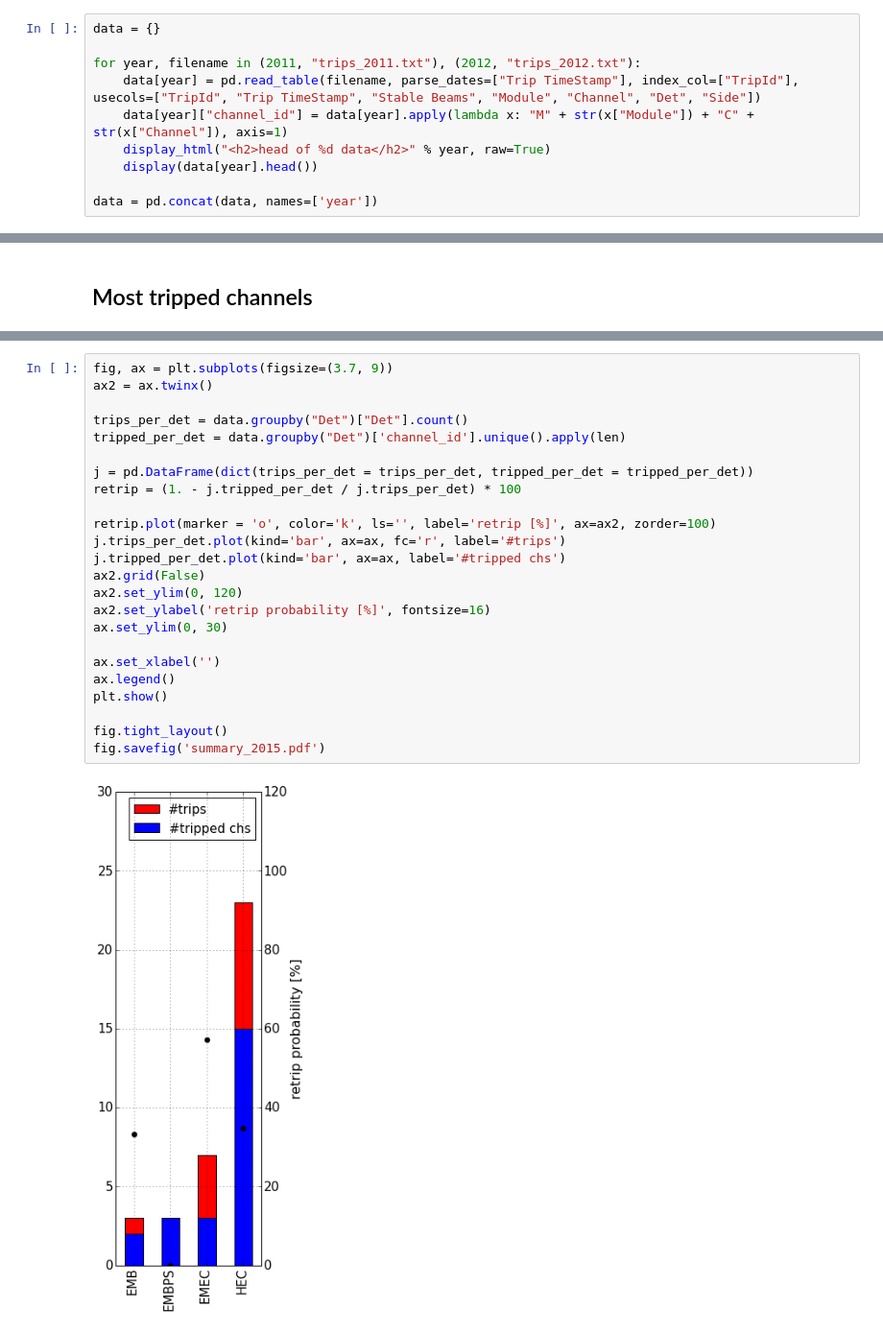
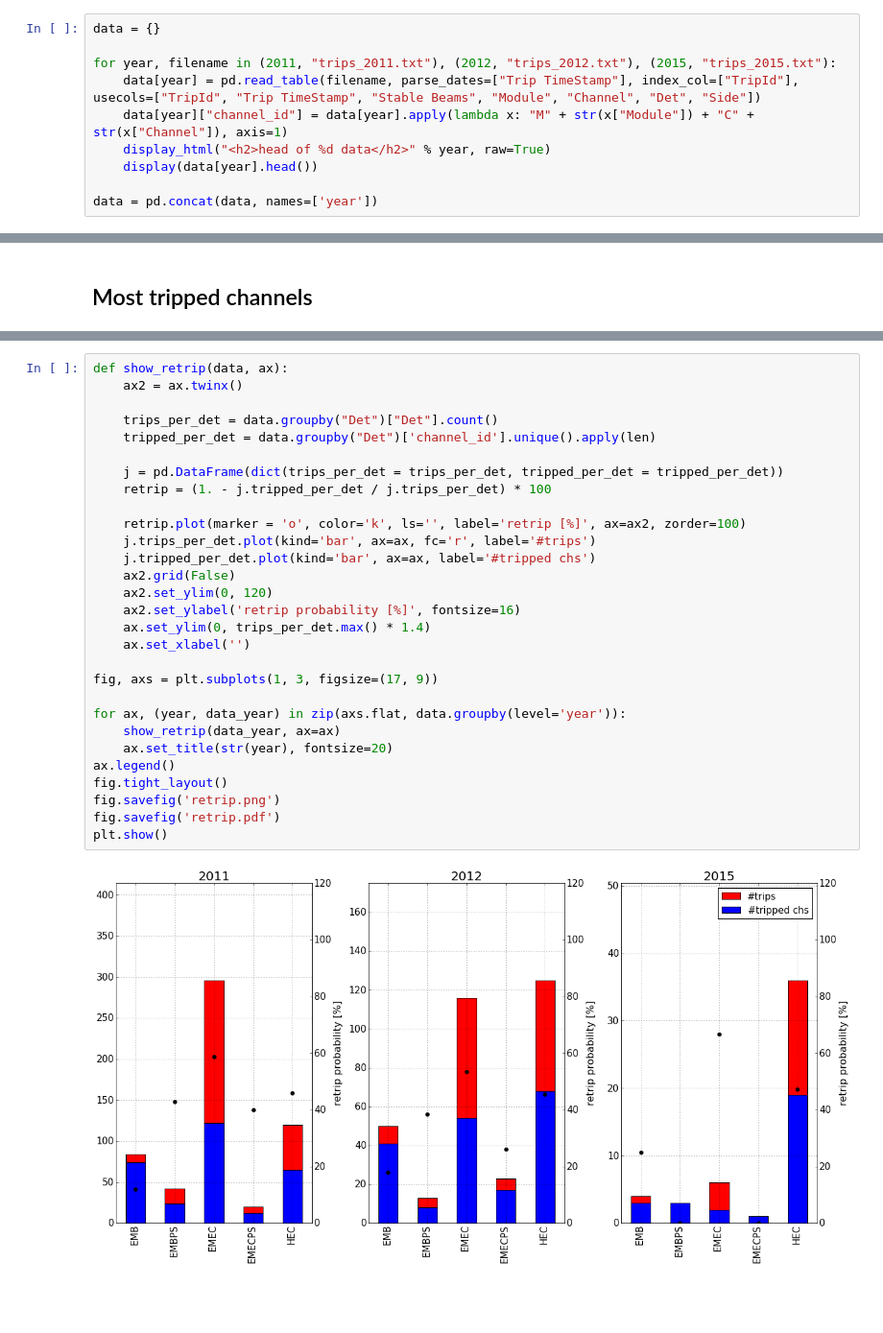
Before and after one commit to wiso/hv-trips, a Jupyter notebook: trips.ipynb, the cells around one changed output, grey strips where cells are left out. Shown at 96% size. Saved outputs shown, nothing was run; the diff lists cells and outputs as text; blank space fills up the shorter version.

```diff
--- a/trips.ipynb
+++ b/trips.ipynb
@@ -15,7 +22,7 @@ rcParams.update({'figure.autolayout': True})
 # %%
 data = {}
 
-for year, filename in (2011, "trips_2011.txt"), (2012, "trips_2012.txt"):
+for year, filename in (2011, "trips_2011.txt"), (2012, "trips_2012.txt"), (2015, "trips_2015.txt"):
     data[year] = pd.read_table(filename, parse_dates=["Trip TimeStamp"], index_col=["TripId"], usecols=["TripId", "Trip TimeStamp", "Stable Beams", "Module", "Channel", "Det", "Side"])
     data[year]["channel_id"] = data[year].apply(lambda x: "M" + str(x["Module"]) + "C" + str(x["Channel"]), axis=1)
     display_html("<h2>head of %d data</h2>" % year, raw=True)
@@ -119,26 +185,31 @@ Name: Det, dtype: int64
 # %%
-fig, ax = plt.subplots(figsize=(3.7, 9))
-ax2 = ax.twinx()
+def show_retrip(data, ax):
+    ax2 = ax.twinx()
 
-trips_per_det = data.groupby("Det")["Det"].count()
-tripped_per_det = data.groupby("Det")['channel_id'].unique().apply(len)
+    trips_per_det = data.groupby("Det")["Det"].count()
+    tripped_per_det = data.groupby("Det")['channel_id'].unique().apply(len)
 
-j = pd.DataFrame(dict(trips_per_det = trips_per_det, tripped_per_det = tripped_per_det))
-retrip = (1. - j.tripped_per_det / j.trips_per_det) * 100
+    j = pd.DataFrame(dict(trips_per_det = trips_per_det, tripped_per_det = tripped_per_det))
+    retrip = (1. - j.tripped_per_det / j.trips_per_det) * 100
 
-retrip.plot(marker = 'o', color='k', ls='', label='retrip [%]', ax=ax2, zorder=100)
-j.trips_per_det.plot(kind='bar', ax=ax, fc='r', label='#trips')
-j.tripped_per_det.plot(kind='bar', ax=ax, label='#tripped chs')
-ax2.grid(False)
-ax2.set_ylim(0, 120)
-ax2.set_ylabel('retrip probability [%]', fontsize=16)
-ax.set_ylim(0, 30)
+    retrip.plot(marker = 'o', color='k', ls='', label='retrip [%]', ax=ax2, zorder=100)
+    j.trips_per_det.plot(kind='bar', ax=ax, fc='r', label='#trips')
+    j.tripped_per_det.plot(kind='bar', ax=ax, label='#tripped chs')
+    ax2.grid(False)
+    ax2.set_ylim(0, 120)
+    ax2.set_ylabel('retrip probability [%]', fontsize=16)
+    ax.set_ylim(0, trips_per_det.max() * 1.4)
+    ax.set_xlabel('')
 
-ax.set_xlabel('')
+fig, axs = plt.subplots(1, 3, figsize=(17, 9))
+
+for ax, (year, data_year) in zip(axs.flat, data.groupby(level='year')):
+    show_retrip(data_year, ax=ax)
+    ax.set_title(str(year), fontsize=20)
 ax.legend()
+fig.tight_layout()
+fig.savefig('retrip.png')
+fig.savefig('retrip.pdf')
 plt.show()
-
-fig.tight_layout()
-fig.savefig('summary_2015.pdf')
 # %% [output]
-[figure, old version]
+[figure, new version]
```
Also changed, not shown: parts of 17 cells of this notebook, 23 other files.
